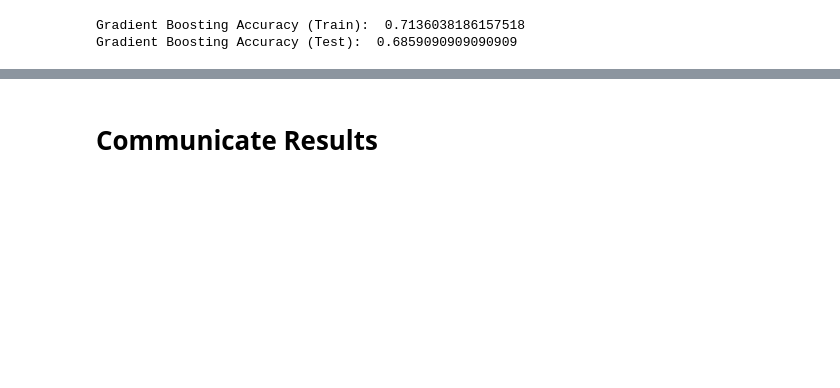
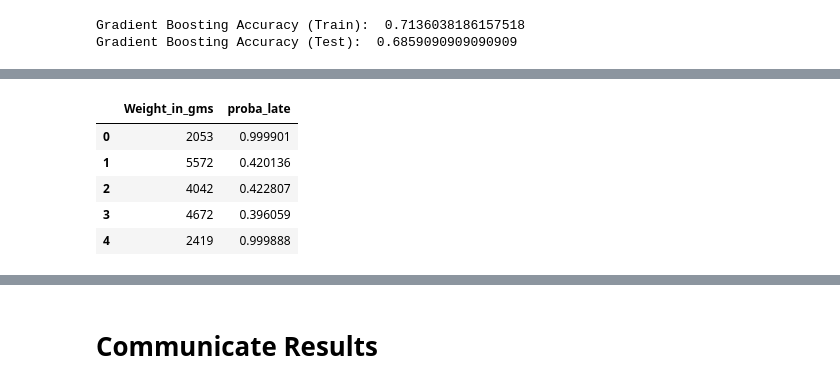
Before and after one commit to andrewlee977/shipping-dashboard, a Jupyter notebook: Shipping_Dashboard/shipping.ipynb, the cells around one changed output, grey strips where cells are left out. Drawn from its saved outputs; the diff is of its cells as text; code cells hidden in the pictures; blank space fills up the shorter version.

```diff
--- a/Shipping_Dashboard/shipping.ipynb
+++ b/Shipping_Dashboard/shipping.ipynb
@@ -312,0 +376,11 @@ Gradient Boosting Accuracy (Test):  0.6859090909090909
+# %%
+data = {"Weight_in_gms": weight_list, "proba_late": proba_list}
+df_proba = pd.DataFrame(data=data)
+df_proba.head()
+# %% [output]
+|  | Weight_in_gms | proba_late |
+| 0 | 2053 | 0.999901 |
+| 1 | 5572 | 0.420136 |
+| 2 | 4042 | 0.422807 |
+| 3 | 4672 | 0.396059 |
+| 4 | 2419 | 0.999888 |
```
Also changed, not shown: parts of 31 cells of this notebook, 7 other files.
